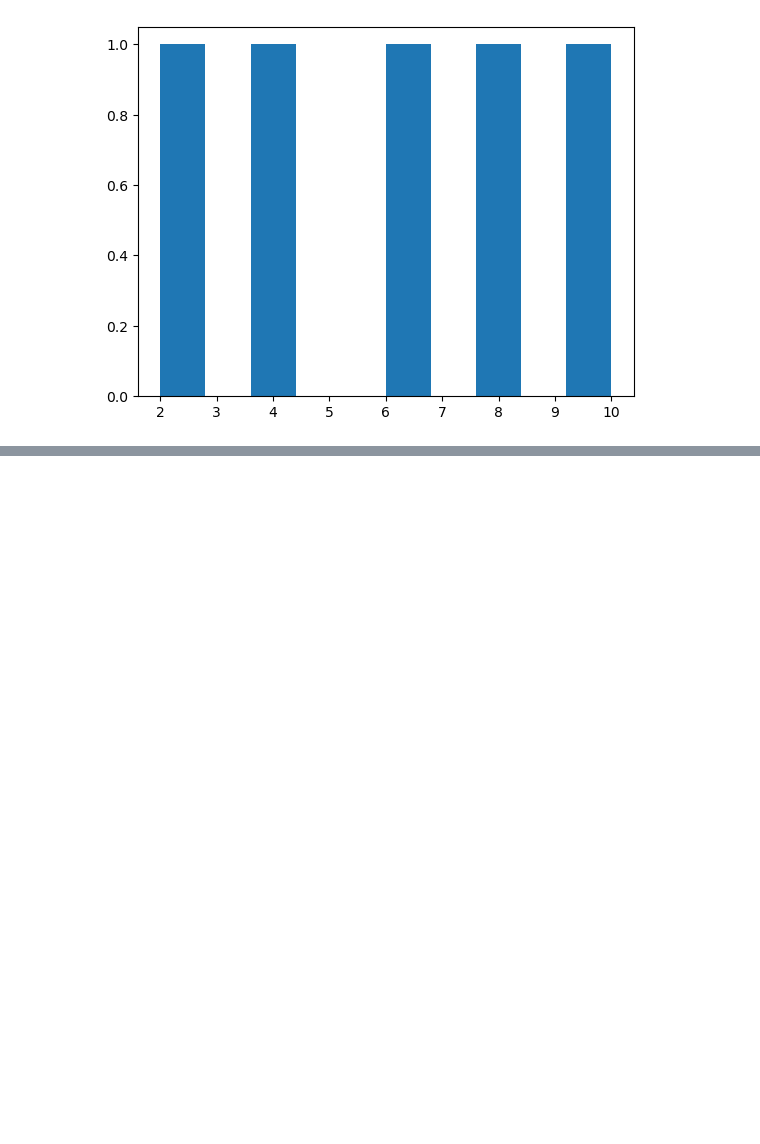
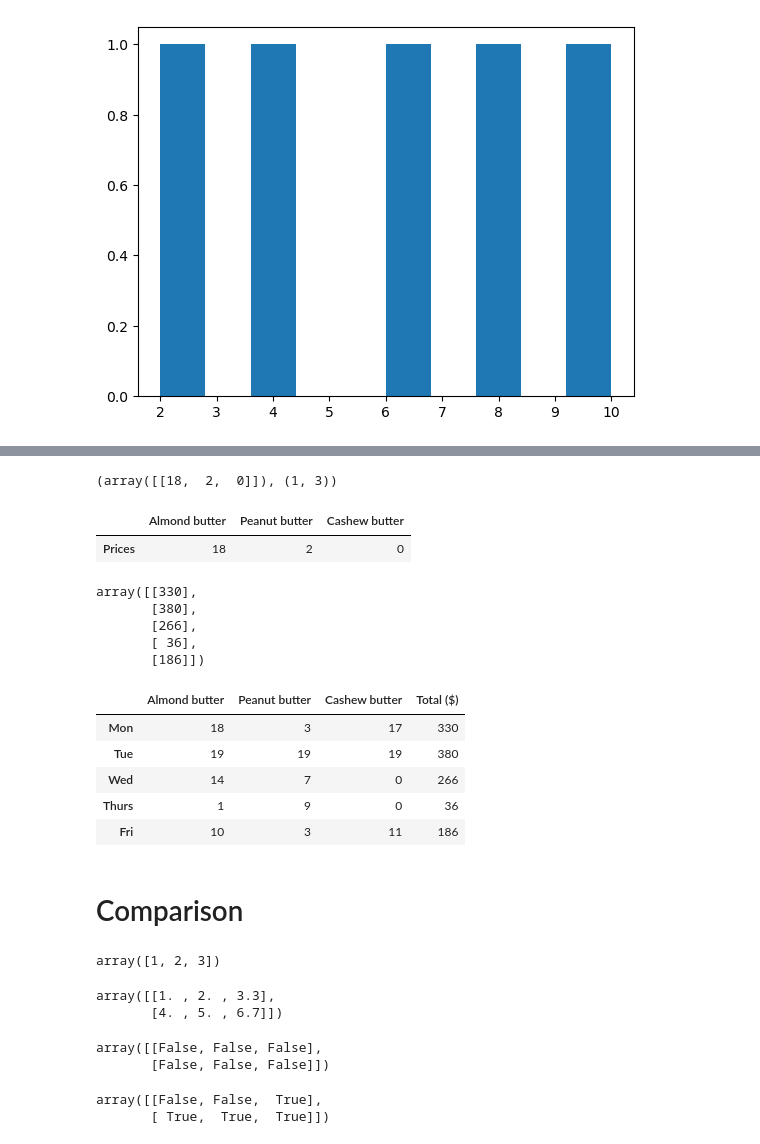
Before and after one commit to adityapaul26/ml, a Jupyter notebook: Introduction to Numpy.ipynb, the cells around one changed output, grey strips where cells are left out. Drawn from its saved outputs; the diff is of its cells as text; code cells hidden in the pictures; blank space fills up the shorter version.

```diff
--- a/Introduction to Numpy.ipynb
+++ b/Introduction to Numpy.ipynb
@@ -304,0 +420,4 @@ plt.show()
+# %%
+import pandas as pd
+sales_df= pd.DataFrame(sales,index=["Mon","Tue","Wed","Thurs","Fri"],columns=["Almond butter","Peanut butter","Cashew butter"])
+sales_df
@@ -304,0 +431,51 @@ plt.show()
+# %%
+prices = np.random.randint(20,size=(1,3))
+prices,prices.shape
+# %% [output]
+(array([[18,  2,  0]]), (1, 3))
+# %%
+prices_df= pd.DataFrame(prices,index=["Prices"],columns=["Almond butter","Peanut butter","Cashew butter"])
+prices_df
+# %% [output]
+|  | Almond butter | Peanut butter | Cashew butter |
+| Prices | 18 | 2 | 0 |
+# %%
+total_sales= np.dot(sales_df,prices_df.T)
+total_sales
+# %% [output]
+array([[330],
+       [380],
+       [266],
+       [ 36],
+       [186]])
+# %%
+sales_df["Total ($)"]= total_sales
+sales_df
+# %% [output]
+|  | Almond butter | Peanut butter | Cashew butter | Total ($) |
+| Mon | 18 | 3 | 17 | 330 |
+| Tue | 19 | 19 | 19 | 380 |
+| Wed | 14 | 7 | 0 | 266 |
+| Thurs | 1 | 9 | 0 | 36 |
+| Fri | 10 | 3 | 11 | 186 |
+# %% [markdown]
+# Comparison
+# %%
+a1
+# %% [output]
+array([1, 2, 3])
+# %%
+a2
+# %% [output]
+array([[1. , 2. , 3.3],
+       [4. , 5. , 6.7]])
+# %%
+a1 > a2
+# %% [output]
+array([[False, False, False],
+       [False, False, False]])
+# %%
+a2 > a1
+# %% [output]
+array([[False, False,  True],
+       [ True,  True,  True]])
```
Also changed, not shown: parts of 41 cells of this notebook, 3 other files.
